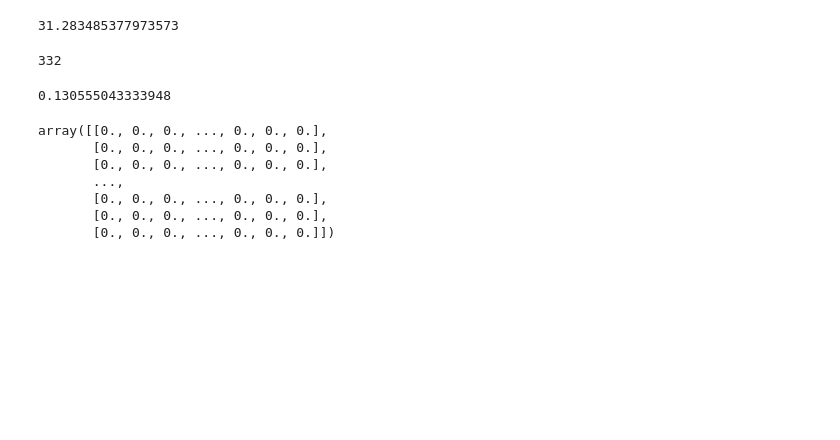
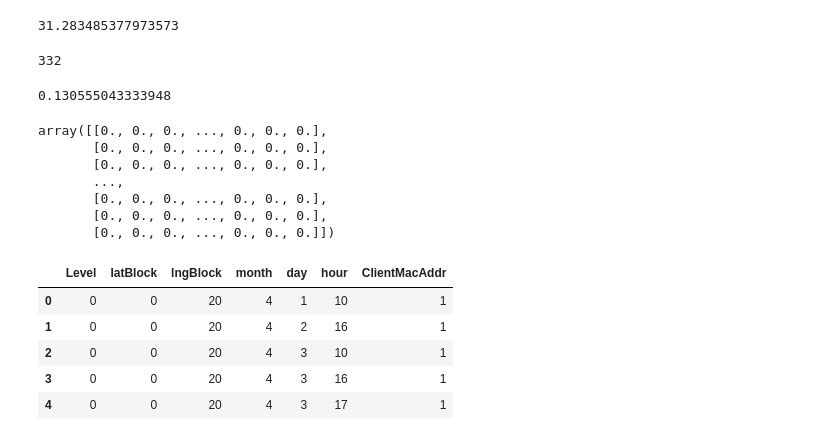
Before and after one commit to Yuhan-Wg/INF560-Project-Visiting_suggestion_service, a Jupyter notebook: notebook/EDA.ipynb, the cells around one changed output. Saved outputs shown, nothing was run; the diff lists cells and outputs as text; code cells hidden in the pictures; blank space fills up the shorter version.

```diff
--- a/notebook/EDA.ipynb
+++ b/notebook/EDA.ipynb
@@ -440,3 +442,12 @@ array([[0., 0., 0., ..., 0., 0., 0.],
        [0., 0., 0., ..., 0., 0., 0.],
        [0., 0., 0., ..., 0., 0., 0.],
        [0., 0., 0., ..., 0., 0., 0.]])
+# %%
+df.head()
+# %% [output]
+|  | Level | latBlock | lngBlock | month | day | hour | ClientMacAddr |
+| 0 | 0 | 0 | 20 | 4 | 1 | 10 | 1 |
+| 1 | 0 | 0 | 20 | 4 | 2 | 16 | 1 |
+| 2 | 0 | 0 | 20 | 4 | 3 | 10 | 1 |
+| 3 | 0 | 0 | 20 | 4 | 3 | 16 | 1 |
+| 4 | 0 | 0 | 20 | 4 | 3 | 17 | 1 |
```
Also changed, not shown: parts of 5 cells of this notebook, 10 other files.
